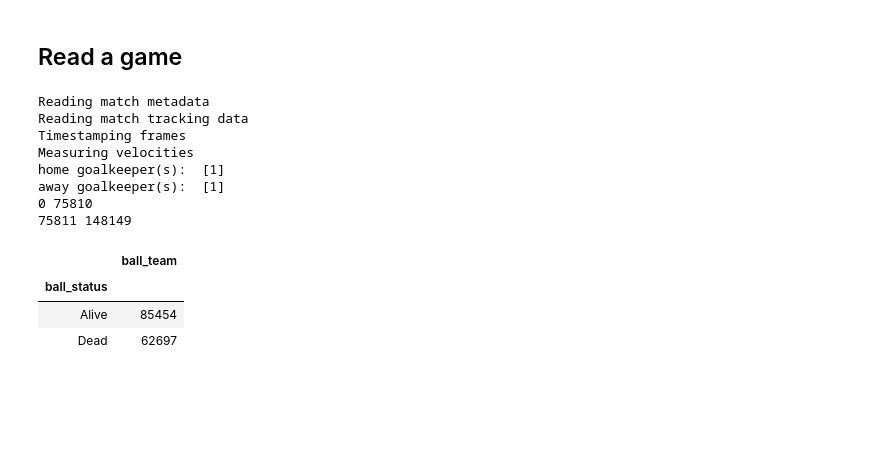
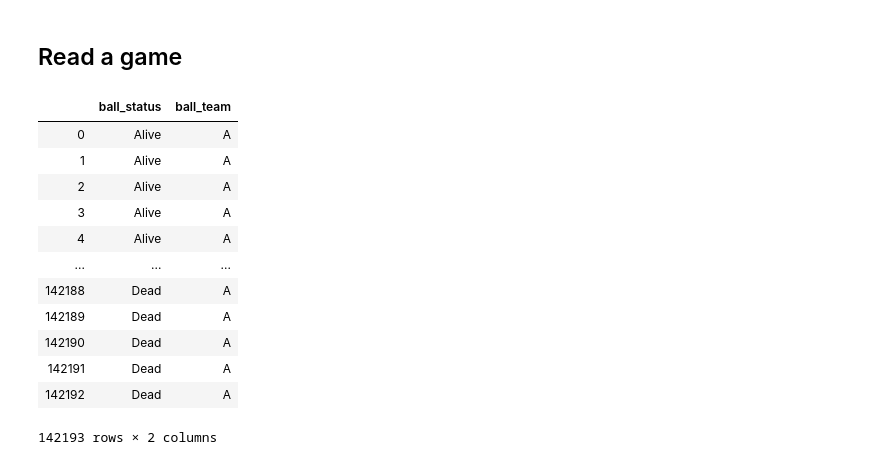
Before and after one commit to Jbalkan/SoccerTrackingData3, a Jupyter notebook: 6_ball_in_play.ipynb, the cells around one changed output. Saved outputs shown, nothing was run; the diff lists cells and outputs as text; code cells hidden in the pictures; blank space fills up the shorter version.

Commit message:
merged data

```diff
--- a/6_ball_in_play.ipynb
+++ b/6_ball_in_play.ipynb
@@ -36,17 +36,3 @@ all_Aalborg_games[:1]
 ['/Users/jeffbalkanski/research_soccer/Aalborg_Jeff/984554/984554_TracDAT']
 # %% [markdown]
 ## Read a game
-# %%
-# read
-fname = all_Aalborg_games[3].split('/')[-2]
-fpath = all_Aalborg_games[3]
-frames_tb, match_tb, team1_players, team0_players = tracab.read_tracab_match_data(LEAGUE, fpath, fname, verbose=True)
-# %% [output]
-Reading match metadata
-Reading match tracking data
-Timestamping frames
-Measuring velocities
-home goalkeeper(s):  [1]
-away goalkeeper(s):  [1]
-0 75810
-75811 148149
@@ -56,7 +39,18 @@ ball_series = pd.DataFrame([[x.ball_status, x.ball_team] for x in frames_tb],
-# %%
-ball_series.groupby('ball_status').count()
-# %% [output]
-|  | ball_team |
-| ball_status |  |
-| Alive | 85454 |
-| Dead | 62697 |
+# %%
+ball_series = pd.read_csv('../data_processed/ball_in_play_984496.csv', index_col=0)
+# %%
+ball_series
+# %% [output]
+|  | ball_status | ball_team |
+| 0 | Alive | A |
+| 1 | Alive | A |
+| 2 | Alive | A |
+| 3 | Alive | A |
+| 4 | Alive | A |
+| ... | ... | ... |
+| 142188 | Dead | A |
+| 142189 | Dead | A |
+| 142190 | Dead | A |
+| 142191 | Dead | A |
+| 142192 | Dead | A |
+142193 rows × 2 columns
```
Also changed, not shown: parts of 1 cell of this notebook, 4 other files.
